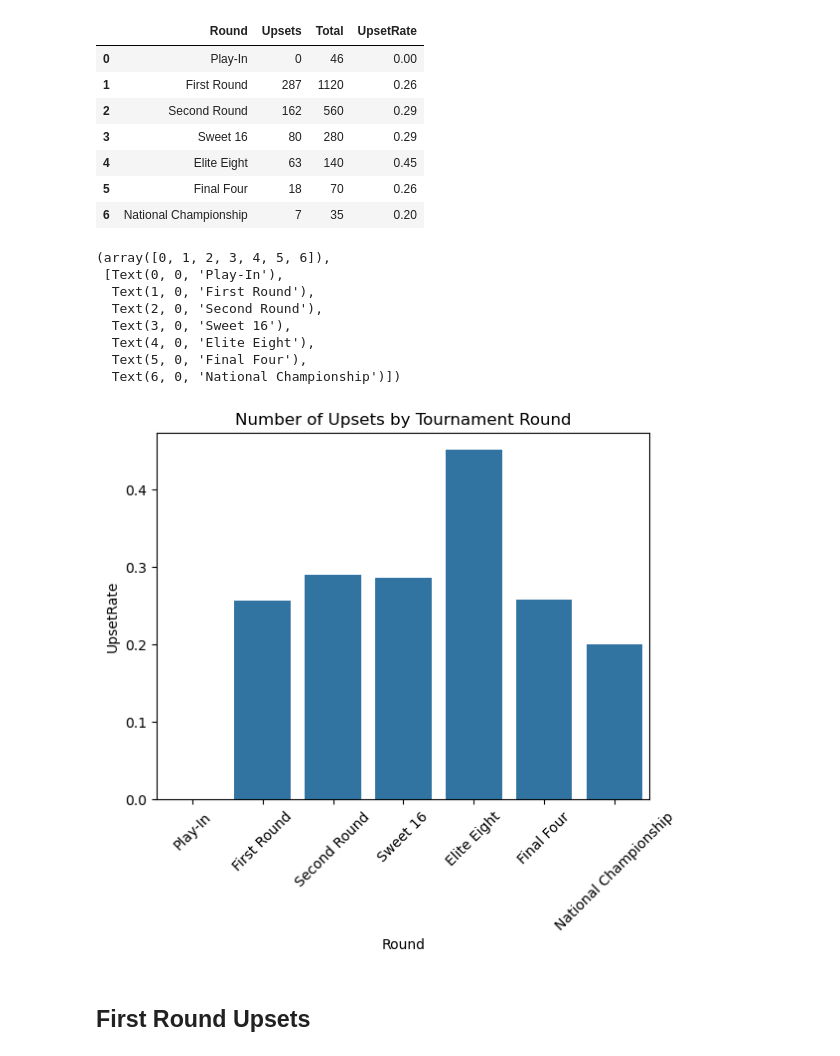
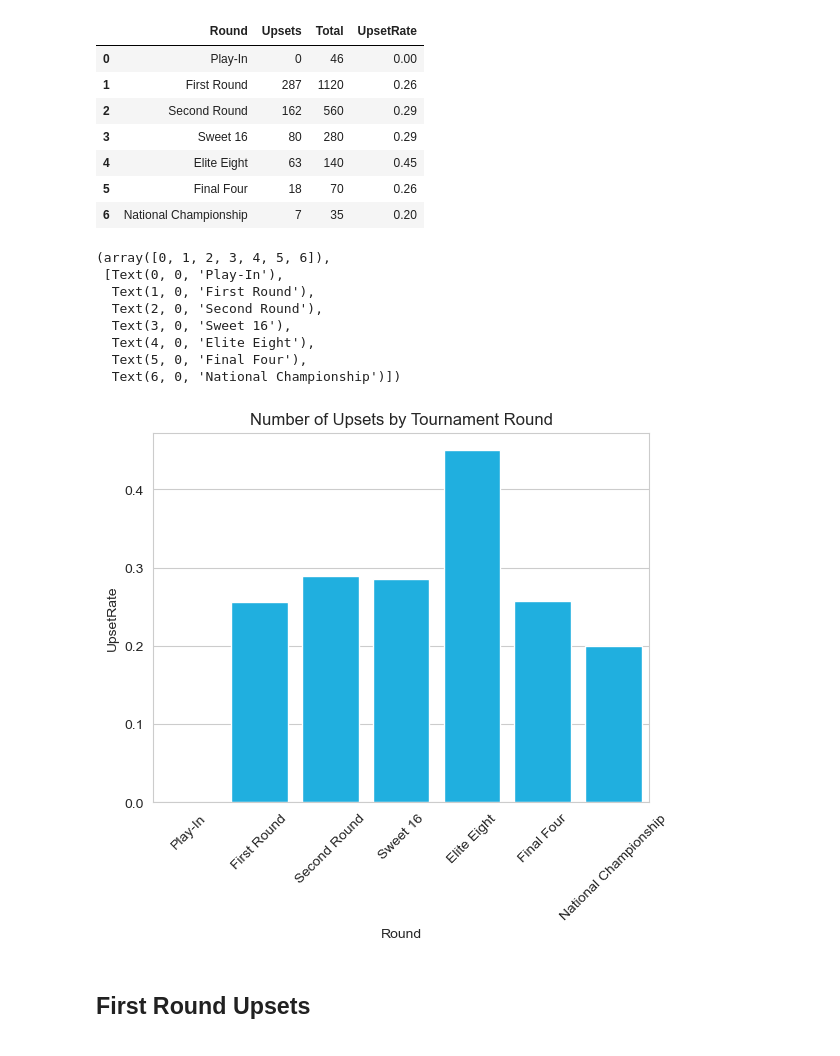
Before and after one commit to rhalemsc/NCAAT-Analysis, a Jupyter notebook: Tournament_Stats.ipynb, the cells around one changed output. Drawn from its saved outputs; the diff is of its cells as text; code cells hidden in the pictures.

```diff
--- a/Tournament_Stats.ipynb
+++ b/Tournament_Stats.ipynb
@@ -5,6 +5,7 @@ import pandas as pd
 import warnings
 import seaborn as sns
 import matplotlib.pyplot as plt
+import matplotlib
 
 # Set options here
 pd.set_option('display.float_format', lambda x: '%.2f' % x)
@@ -14,6 +15,7 @@ pd.set_option("display.max.columns", None)
 pd.set_option("display.precision", 2)
 pd.set_option('display.width', 640)
 pd.set_option('display.max_rows', 1000)
+sns.set_style("whitegrid")
 # %%
 # Read in the data from the csv file
 df_t = pd.read_csv('Tournament-Data.csv')
@@ -139,19 +155,19 @@ df_merged_rts
 # %%
 sns.barplot(data = df_merged_rts,
             x='Round',
             y='UpsetRate',
-            color='tab:blue').set_title('Number of Upsets by Tournament Round')
+            color='deepskyblue').set_title('Number of Upsets by Tournament Round')
 plt.xticks(rotation=45)
 # %% [output]
 (array([0, 1, 2, 3, 4, 5, 6]),
  [Text(0, 0, 'Play-In'),
   Text(1, 0, 'First Round'),
   Text(2, 0, 'Second Round'),
   Text(3, 0, 'Sweet 16'),
   Text(4, 0, 'Elite Eight'),
   Text(5, 0, 'Final Four'),
   Text(6, 0, 'National Championship')])
-[figure, old version]
+[figure, new version]
 # %% [markdown]
 ## First Round Upsets
 # %%
```
Also changed, not shown: parts of 12 cells of this notebook.
